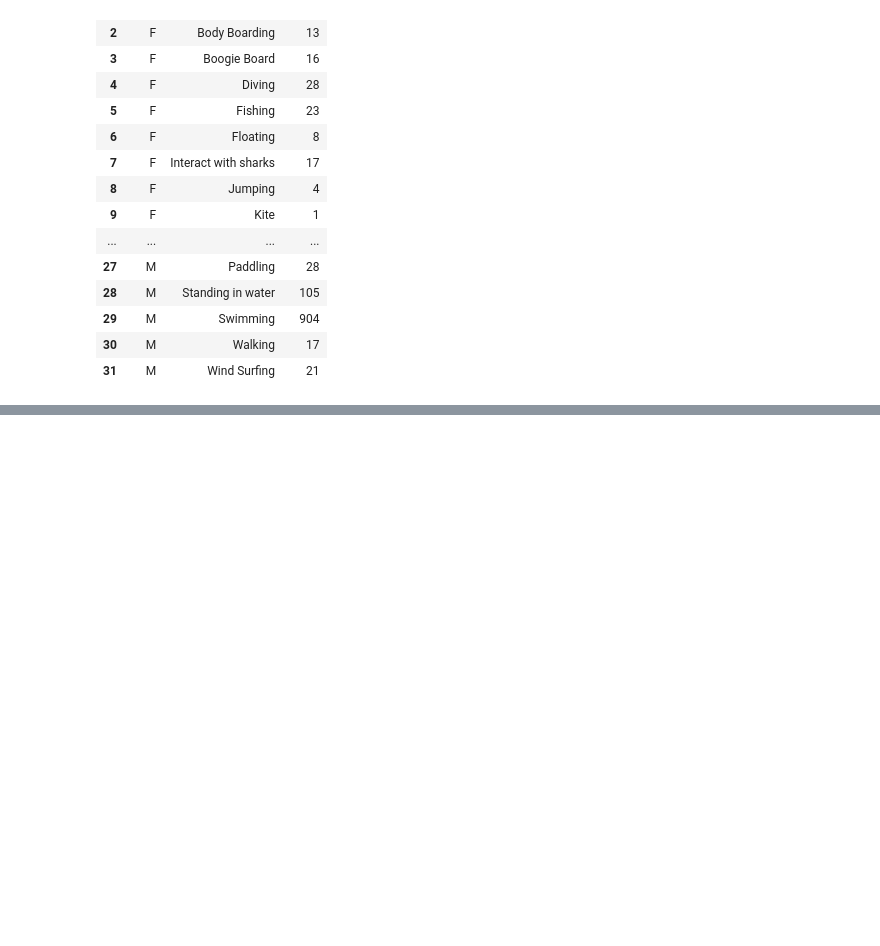
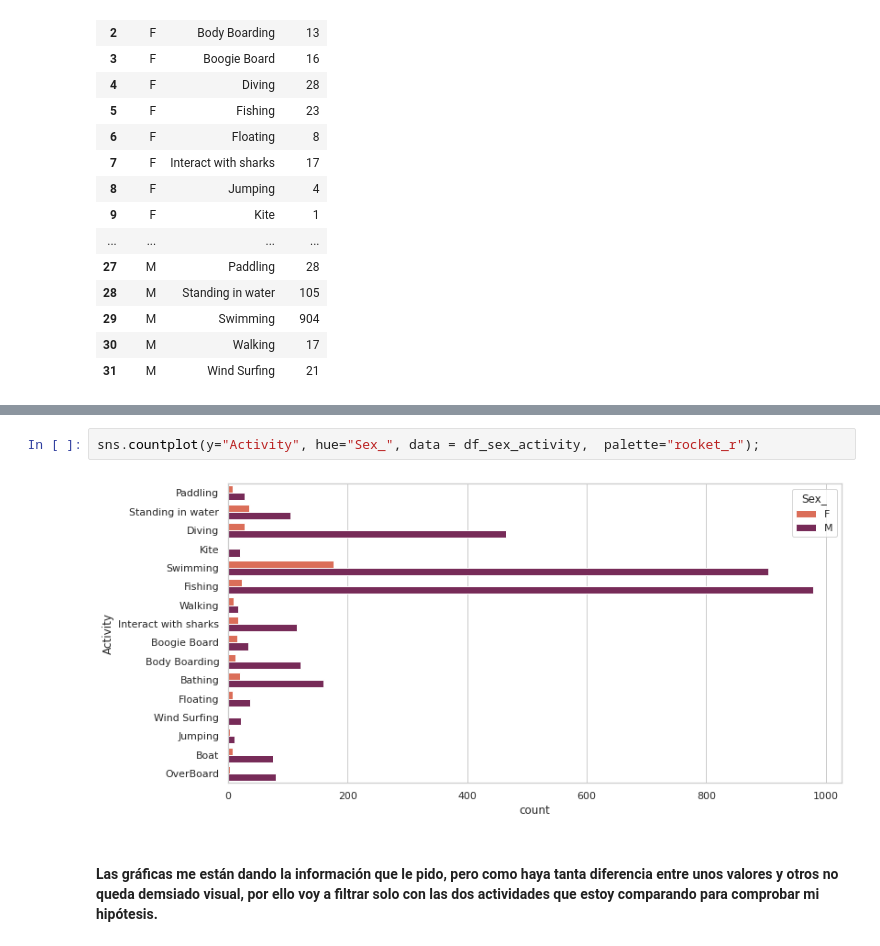
Before and after one commit to Beapsp/proyecto1_pandas, a Jupyter notebook: Proyecto_Pandas_visualización.ipynb, the cells around one changed output, grey strips where cells are left out. Saved outputs shown, nothing was run; the diff lists cells and outputs as text; blank space fills up the shorter version.

```diff
--- a/Proyecto_Pandas_visualización.ipynb
+++ b/Proyecto_Pandas_visualización.ipynb
@@ -83,0 +108,6 @@ barplot = sns.barplot(x="year", y="passengers", data=vuelos,ci="sd");
+# %%
+sns.countplot(y="Activity", hue="Sex_", data = df_sex_activity,  palette="rocket_r");
+# %% [output]
+[figure, added]
+# %% [markdown]
+#### Las gráficas me están dando la información que le pido, pero como haya tanta diferencia entre unos valores y otros no queda demsiado visual, por ello voy a filtrar solo con las dos actividades que estoy comparando para comprobar mi hipótesis.
```
Also changed, not shown: parts of 33 cells of this notebook, 2 other files.
